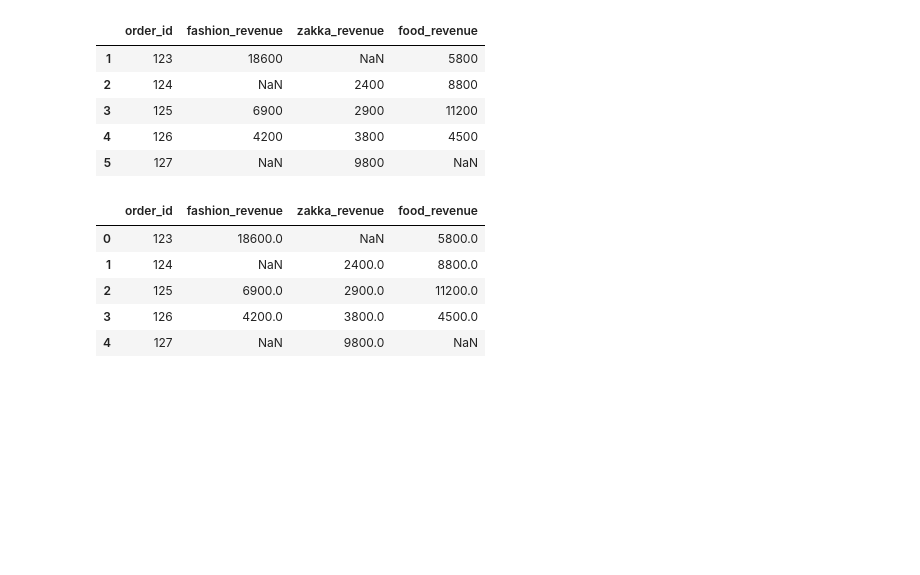
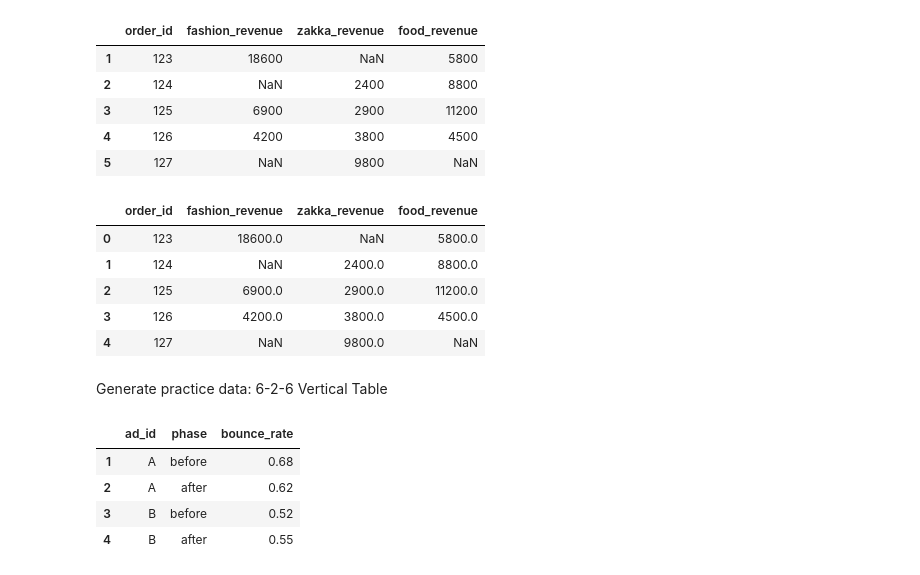
Before and after one commit to 1024xx4/practice_big_query, a Jupyter notebook: kobo.ipynb, the cells around one changed output. Cells and saved outputs as stored; diff of their text form; code cells hidden in the pictures; blank space fills up the shorter version.

Commit message:
Collect: 縦持ちの Table を作成する#7

```diff
--- a/kobo.ipynb
+++ b/kobo.ipynb
@@ -527,3 +527,21 @@ pd.read_csv(path)
 | 2 | 125 | 6900.0 | 2900.0 | 11200.0 |
 | 3 | 126 | 4200.0 | 3800.0 | 4500.0 |
 | 4 | 127 | NaN | 9800.0 | NaN |
+# %% [markdown]
+Generate practice data: 6-2-6 Vertical Table
+# %%
+small_ad = [
+    ["ad_id", "phase", "bounce_rate"],
+    ["A", "before", 0.68],
+    ["A", "after", 0.62],
+    ["B", "before", 0.52],
+    ["B", "after", 0.55],
+]
+df_small_ad = pd.DataFrame(small_ad, columns=small_ad[0]).drop(0, axis=0)
+df_small_ad
+# %% [output]
+|  | ad_id | phase | bounce_rate |
+| 1 | A | before | 0.68 |
+| 2 | A | after | 0.62 |
+| 3 | B | before | 0.52 |
+| 4 | B | after | 0.55 |
```
Also changed, not shown: parts of 1 cell of this notebook, 1 other file.
